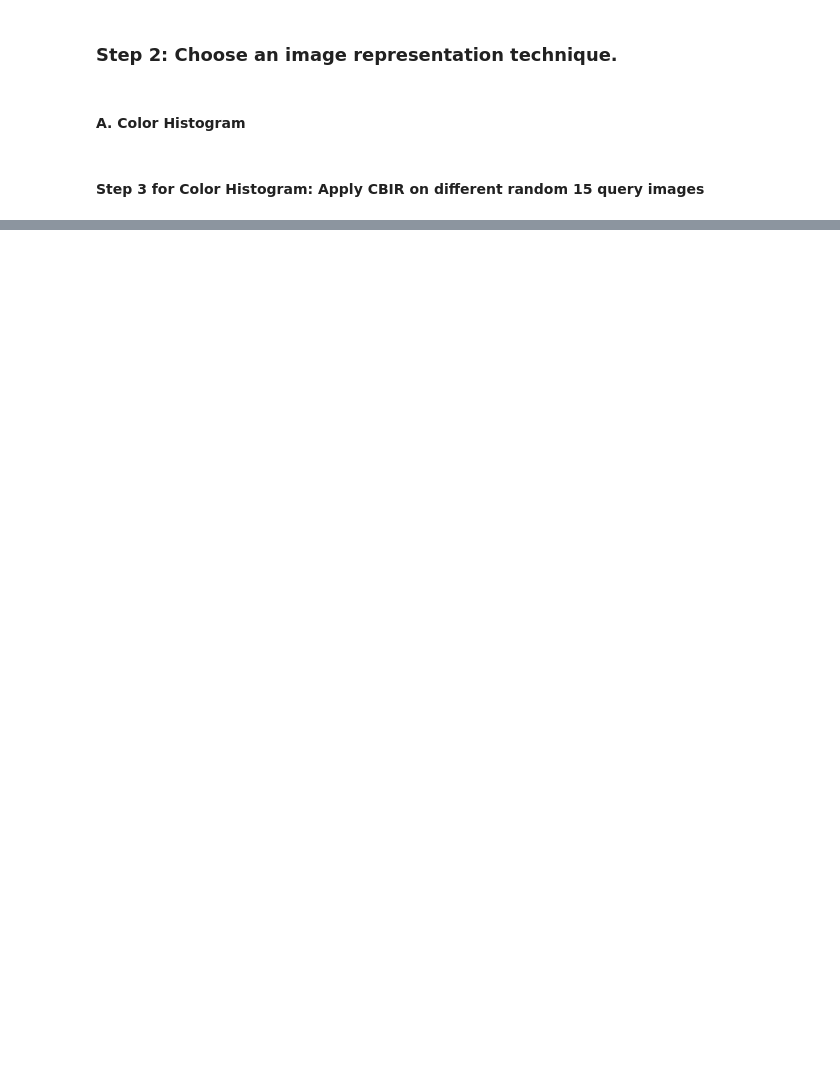
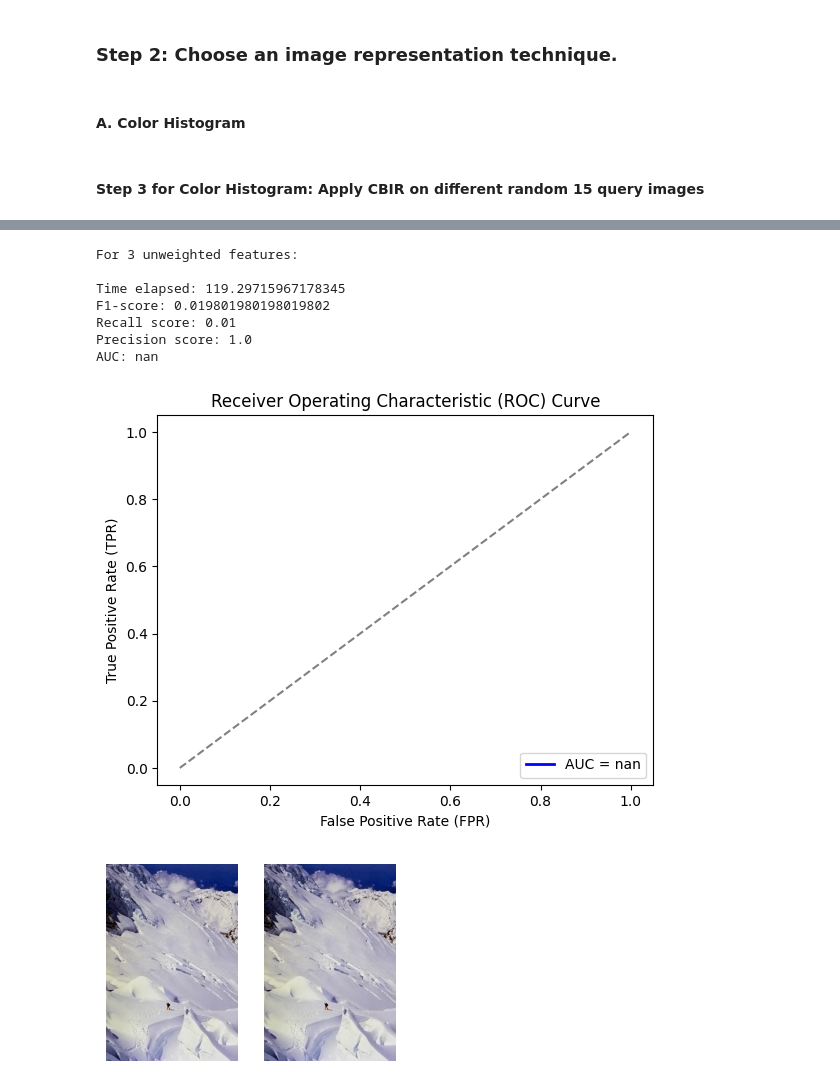
Before and after one commit to DiaeddinTahboub/Computer-Vision-Assignment-2, a Jupyter notebook: Code.ipynb, the cells around one changed output, grey strips where cells are left out. Saved outputs shown, nothing was run; the diff lists cells and outputs as text; code cells hidden in the pictures; blank space fills up the shorter version.

```diff
--- a/Code.ipynb
+++ b/Code.ipynb
@@ -247,0 +183,55 @@ plt.show()
+# %%
+def calculate_moments(images, six_features,weights):
+    global classes
+    features = []
+    for i in range(len(images)):
+        features.append([])
+        for j in range(3):
+            image_np = np.array(images[i])[:, :, ::-1].copy()
+            data = image_np[:, :, j]
+            mean = np.mean(data)
+            std = np.std(data)
+            skewness = np.mean((data - mean) ** 3) / (std ** 3) if std != 0 else 0
+            if six_features == True:
+                median = np.median(data)
+                kurtosis_measure = kurtosis(data, axis=None)
+                mode_measure = mode(np.concatenate(data)).mode
+                features[-1].append([mean * weights[0],std * weights[1], skewness * weights[2], mode_measure * weights[3], median * weights[4], kurtosis_measure * weights[5]])
+            else:
+                features[-1].append([weights[0] * mean, weights[1] * std, skewness * weights[2]])
+    return np.array(features)
+
+
+def retrieve_similar_images_using_moments(images, six_features, weights, threshold=0.1):
+    global classes
+    query_images_idxs = []
+    query_images_classes = []
+    query_images_similar_images = []
+    query_images_similar_images_classes = []
+    query_images_similar_images_probabilities = []
+    for i in range(15):
+        random_idx = np.random.randint(0, 1000)
+        query_images_idxs.append(random_idx)
+        query_images_classes.append(classes[random_idx // 100])
+        probabilities = calculate_probabilities(random_idx, images, features=calculate_moments(images, weights=weights, six_features=six_features))
+        query_images_similar_images.append([probability[0] for probability in probabilities if probability[1] >= threshold])
+        query_images_similar_images_probabilities.append([probability[1] for probability in probabilities if probability[1] >= threshold])
+        query_images_similar_images_classes.append([probability[2] for probability in probabilities if probability[1] >= threshold])
+    return query_images_idxs, query_images_classes, query_images_similar_images, query_images_similar_images_classes, query_images_similar_images_probabilities
+# %%
+print("For 3 unweighted features: \n")
+start_time = time.time()
+function_tuple = retrieve_similar_images_using_moments(images=images, threshold=0.01, weights=[1, 1, 1], six_features=False)
+end_time = time.time()
+print(f"Time elapsed: {end_time - start_time}")
+show_results(function_tuple)
+# %% [output]
+For 3 unweighted features:
+
+Time elapsed: 119.29715967178345
+F1-score: 0.019801980198019802
+Recall score: 0.01
+Precision score: 1.0
+AUC: nan
+[figure, added]
+[figure, added]
```
Also changed, not shown: parts of 17 cells of this notebook.
